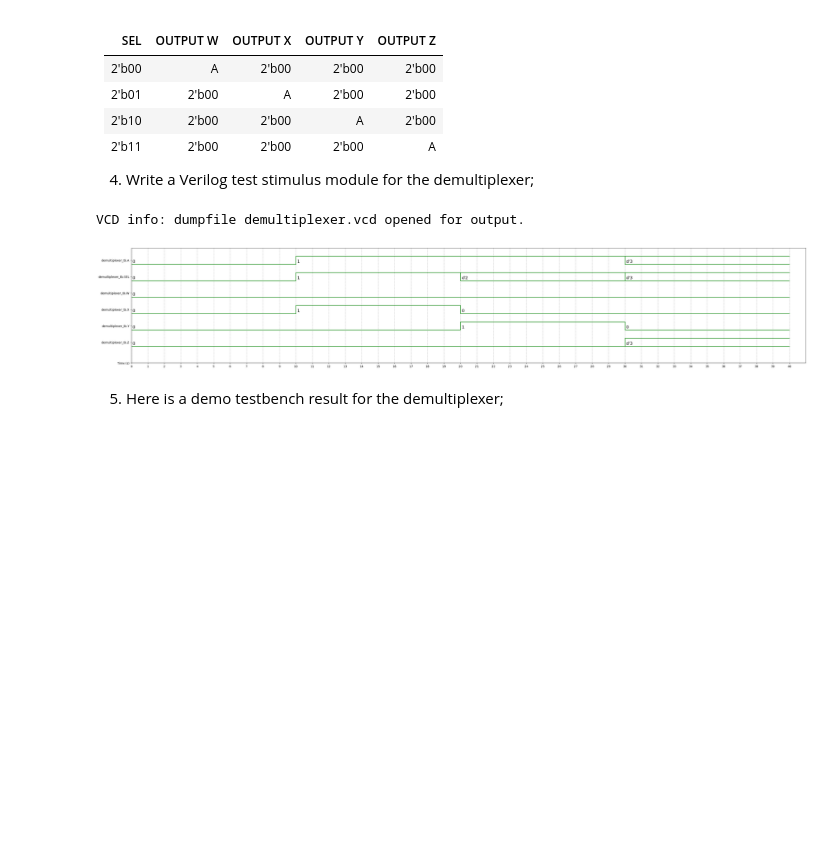
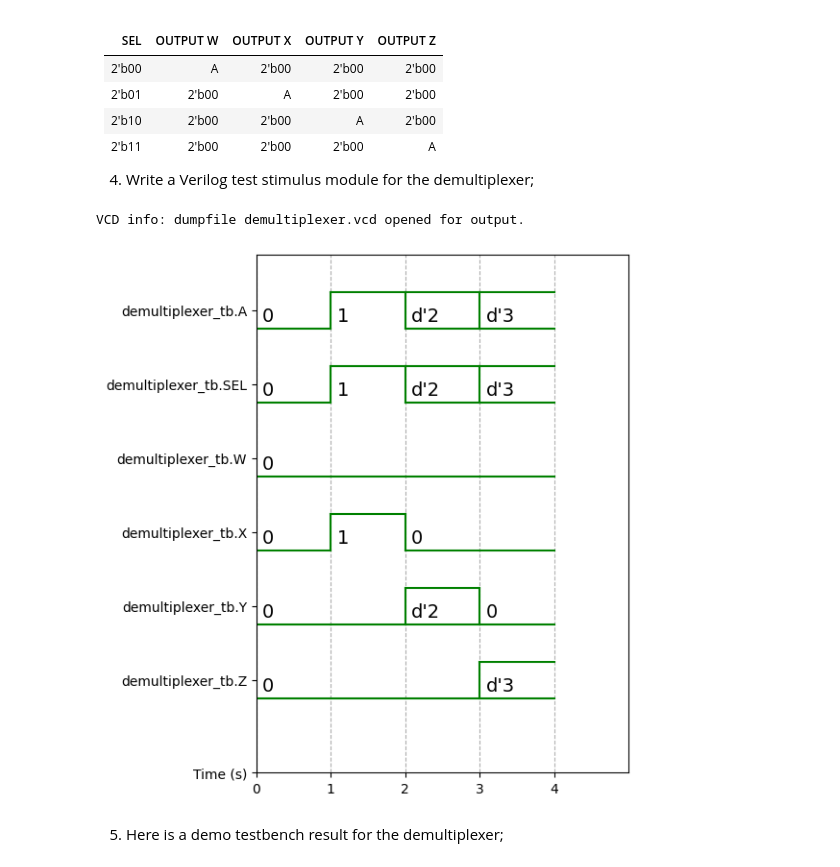
Before and after one commit to Xavian-Yunos/HW03-Homework, a Jupyter notebook: VerilogGitHomework.ipynb, the cells around one changed output. Saved outputs shown, nothing was run; the diff lists cells and outputs as text; code cells hidden in the pictures; blank space fills up the shorter version.

```diff
--- a/VerilogGitHomework.ipynb
+++ b/VerilogGitHomework.ipynb
@@ -302,11 +301,11 @@ VCD info: dumpfile demultiplexer.vcd opened for output.
 # %%
 %%waveform demultiplexer.vcd
 sign_list = ["demultiplexer_tb.A","demultiplexer_tb.SEL","demultiplexer_tb.W","demultiplexer_tb.X","demultiplexer_tb.Y","demultiplexer_tb.Z"]
 time_begin = 0
-time_end = 40
+time_end = 4
 base = 'dec'
 # %% [output]
-[figure, old version]
+[figure, new version]
 # %% [markdown]
 5. Here is a demo testbench result for the demultiplexer;
 # %% [markdown]
```
Also changed, not shown: parts of 7 cells of this notebook.
